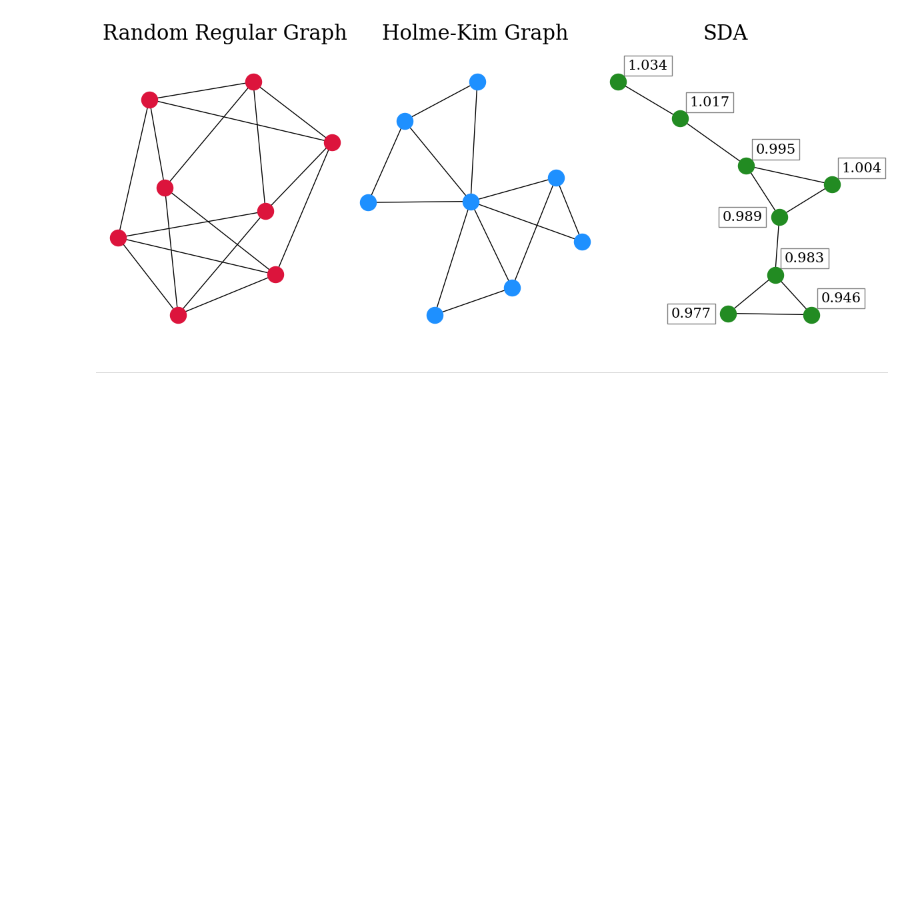
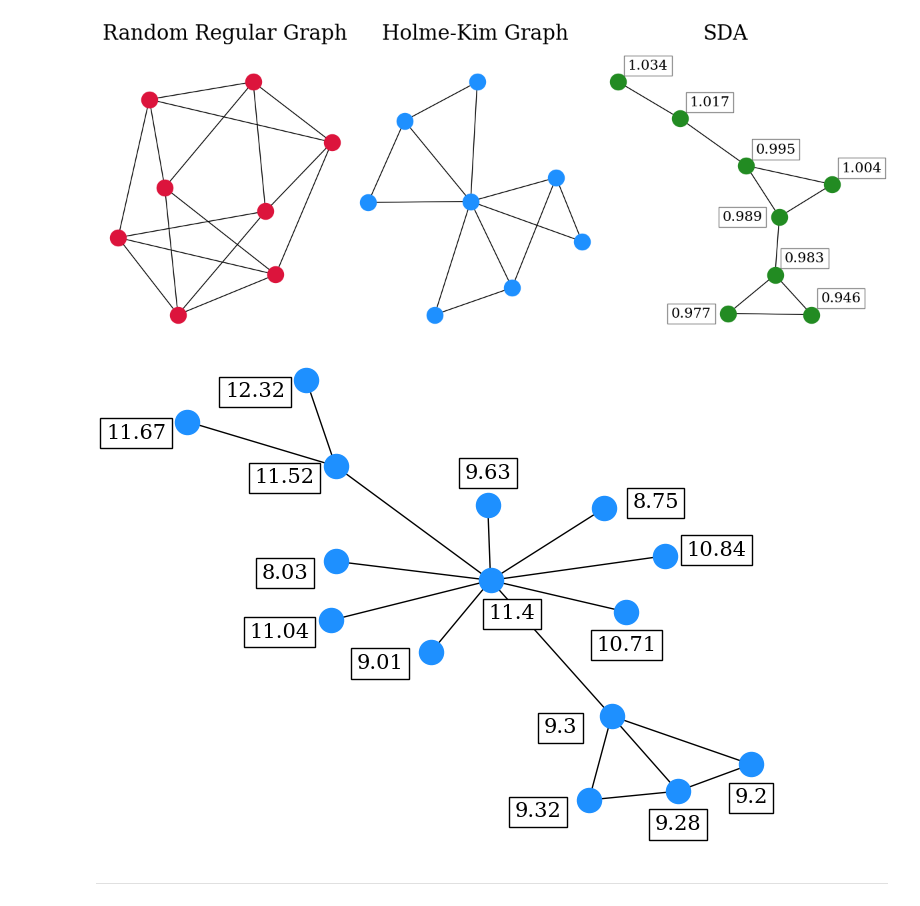
Before and after one commit to charlesaugdupont/poverty-trap, a Jupyter notebook: notebooks/Network Figures.ipynb, the cells around one changed output. Drawn from its saved outputs; the diff is of its cells as text; code cells hidden in the pictures; blank space fills up the shorter version.

```diff
--- a/notebooks/Network Figures.ipynb
+++ b/notebooks/Network Figures.ipynb
@@ -2,7 +2,7 @@
 import sys
 sys.path.append("../")
 
-from network_model import get_node_community_map
+from model import get_node_community_map
 import networkx as nx
 import numpy as np
 import pickle
@@ -23,14 +23,8 @@ plt.rcParams.update({"font.size" : 15,
                      "ytick.labelsize": 14,
                      "axes.labelsize": 16,
                      "legend.fontsize": 13.5})
-USE_TEX = False
-if USE_TEX:
-    plt.rc("text", usetex=True)
-    plt.rc("text.latex", preamble=r"""
-     \usepackage{times}
-     \usepackage{mathptmx}""")
-else:
-    plt.rc("text", usetex=False)
+
+plt.rc("text", usetex=False)
 plt.rc("font", family="serif")
 # %%
 def sda_prob(d, a=8, b=3):
@@ -118,3 +116,40 @@ plt.savefig("../figures/sample_graphs.pdf", bbox_inches="tight")
+# %%
+w = np.random.normal(10, 1, size=15)
+G = construct_sda_graph(w, alpha=8)
+# %%
+# pos = nx.spring_layout(G)
+
+for node in pos:
+    x,y = pos[node]
+
+    val = w[node].round(2)
+
+    if val in [12.32, 11.67, 11.52, 8.03, 11.04, 9.01, 9.3, 9.32]:
+        x -= 0.12
+        y -= 0.08
+
+    elif val in [8.75, 10.84]:
+        x += 0.12
+
+    elif val in [9.28, 9.2, 10.71]:
+        y -= 0.18
+
+    elif val in [9.63]:
+        y += 0.12
+
+    elif val in [11.4]:
+        y -= 0.18
+        x += 0.05
+
+    plt.text(x, y, s=val,
+             bbox=dict(facecolor='w', alpha=1),
+             horizontalalignment='center')
+
+nx.draw(G, pos=pos, node_color="dodgerblue")
+
+plt.savefig("sda_graph.pdf", bbox_inches="tight")
+# %% [output]
+[figure, added]
 # %% [markdown]
 ___
 # %%
```
Also changed, not shown: parts of 2 cells of this notebook, 3 other files.
